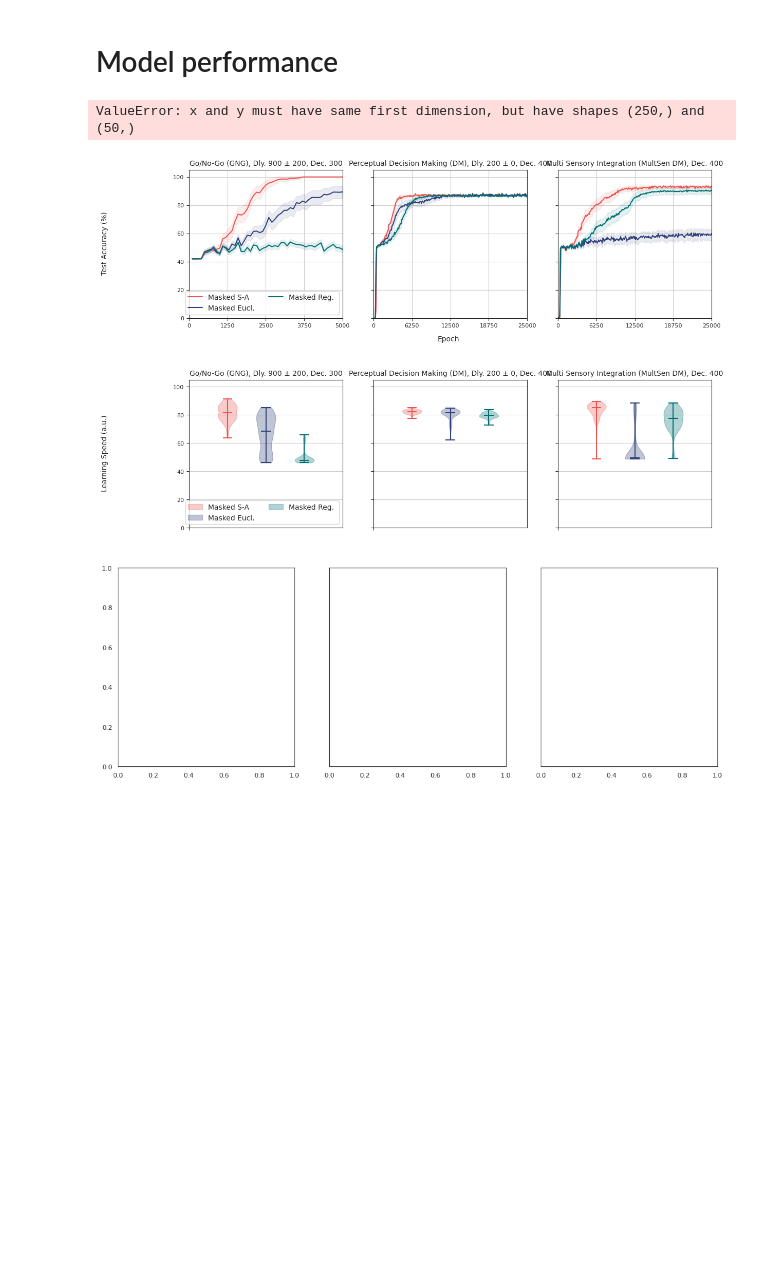
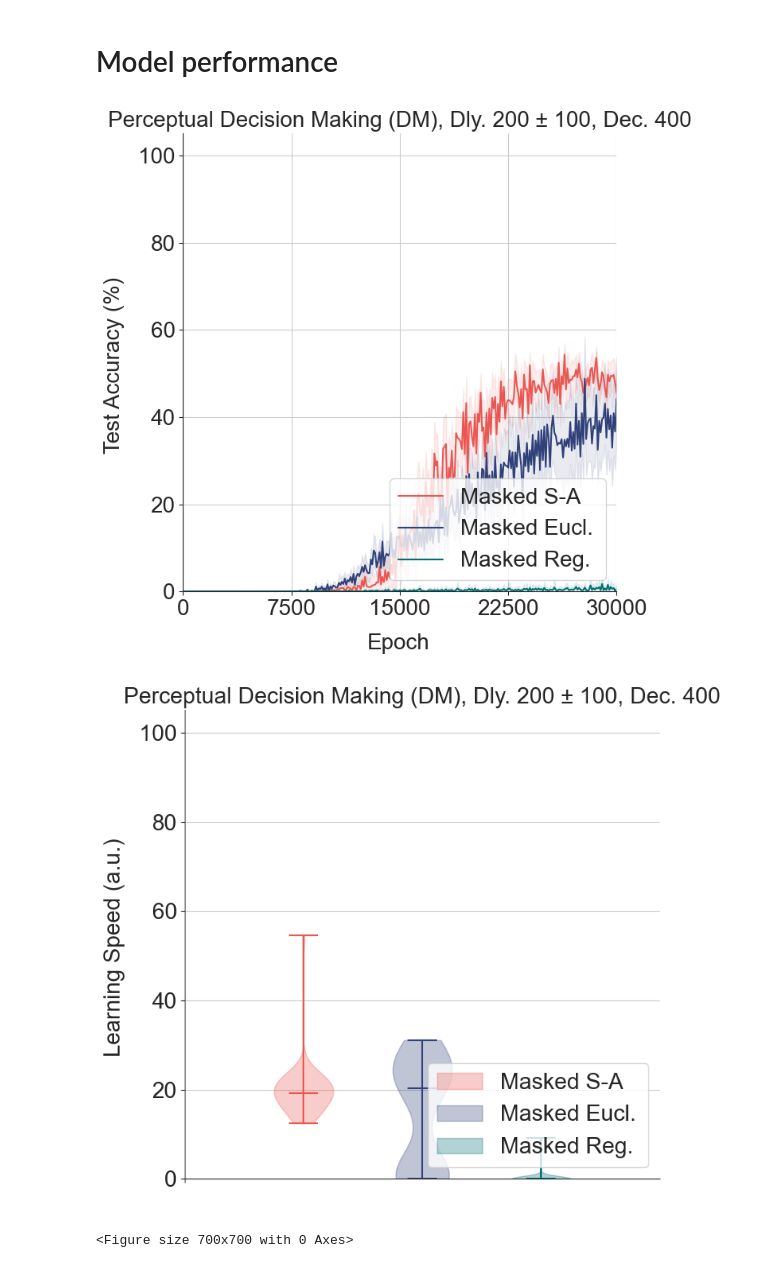
Before and after one commit to LindenParkesLab/neuro_rnn, a Jupyter notebook: scripts/results_rnn_accuracy.ipynb, the cells around one changed output. Drawn from its saved outputs; the diff is of its cells as text; code cells hidden in the pictures; blank space fills up the shorter version.

```diff
--- a/scripts/results_rnn_accuracy.ipynb
+++ b/scripts/results_rnn_accuracy.ipynb
@@ -146,19 +139,17 @@ if not check_only:
     color_palette = utils.get_my_colors(cat_trio=False, as_list=True)
 
     # initialise figures
-    size_scale = 1.25
-    font_size = int(8 * size_scale)
-    n_fig_columns = min((6, n_tasks))
+    size_scale = 2.0
+    font_size = int(10 * size_scale)
+    n_fig_columns = min((3, n_tasks))
     n_fig_rows = math.ceil( n_tasks / n_fig_columns )
     fig_size_w = 3.5*n_fig_columns*size_scale
-    fig_size_h = 3*n_fig_rows*size_scale
+    fig_size_h = 3.5*n_fig_rows*size_scale
     f_plots, ax_plots = plt.subplots(n_fig_rows, n_fig_columns, figsize=(fig_size_w,fig_size_h),
                          squeeze=True, sharex=False, sharey=True)
     f_violin, ax_violin = plt.subplots(n_fig_rows, n_fig_columns, figsize=(fig_size_w,fig_size_h),
                          squeeze=True, sharex=False, sharey=True)
-    comparison_kernels = ['Masked Eucl.', 'Masked Reg. ', 'Masked Unreg. ']
-    f_diff, ax_diff = plt.subplots(1, len(comparison_kernels), figsize=(3.5*size_scale*len(comparison_kernels),3.5*size_scale),
-                                   squeeze=True, sharex=False, sharey=True)
+    f_diff = plt.figure(figsize=(3.5*size_scale,3.5*size_scale))
     plt.rcParams['font.size'] = font_size
     xlims_plots = np.zeros(n_tasks)
     violin_bodies = []
@@ -168,8 +159,6 @@ if not check_only:
 
         # get model details
         this = model_params.iloc[model_idx]
-        n_runs = this.n_runs
-        n_runs = 85
 
         try:
 
@@ -177,12 +166,16 @@ if not check_only:
             test_accuracy_all_runs = loaded_data[model_idx]
 
             # extract accuracy from each run
-            test_accuracy = np.zeros((n_runs,test_accuracy_all_runs[0].shape[0]-1))
-            for run in np.arange(n_runs):
+            test_accuracy = np.zeros((this.n_runs,test_accuracy_all_runs[0].shape[0]-1))
+            for run in np.arange(this.n_runs):
                 test_accuracy[run,:] = test_accuracy_all_runs[run][1:] * 100
 
             n_epochs_actual = test_accuracy.shape[1] * 100
             n_logged_epochs = int(n_epochs_actual / 100)
+            if n_logged_epochs > 500:
+                n_logged_epochs = 125
+                n_epochs_actual = n_logged_epochs*100
+                test_accuracy = test_accuracy[:,:n_logged_epochs]
             x_step = int(n_epochs_actual / (n_logged_epochs))
             x = np.arange(x_step, n_epochs_actual + x_step, x_step)
 
@@ -231,7 +224,6 @@ if not check_only:
 
     # set title and labels for line plots
     xlim_method = 'auto' # 'auto' or x
-    legend_ncol=2
     for task_index in np.arange(n_tasks):
         # f.axes[task_index].set_xlabel('Epochs', fontsize=font_size)
         # if task_index == 0: f.axes[task_index].set_ylabel('Test Accuracy (%)', fontsize=font_size)
@@ -245,7 +237,7 @@ if not check_only:
         f_plots.axes[task_index].set_yticks(np.arange(0,100+1,20))
         f_plots.axes[task_index].tick_params(bottom=True,left=True)
         if task_index == 0:
-            f_plots.axes[task_index].legend(loc='lower right',ncol=legend_ncol)
+            f_plots.axes[task_index].legend(loc='lower right')
         f_plots.axes[task_index].set_title(utils.get_task_label(task_names[task_index]), fontsize=font_size)
         f_plots.axes[task_index].grid()
     f_plots.text(0.51, 0.0, 'Epoch', ha='center', va='center')
@@ -258,61 +250,53 @@ if not check_only:
         f_violin.axes[task_index].set_xticks(x_ticks)
         f_violin.axes[task_index].set_xticks((-1,))
         f_violin.axes[task_index].set_xticklabels([' '])
         f_violin.axes[task_index].set_yticks(np.arange(0,100+1,20))
         f_violin.axes[task_index].tick_params(bottom=True,left=True)
         if task_index == 0:
-            f_violin.axes[task_index].legend(violin_bodies, kernel_labels, loc='lower right',ncol=legend_ncol)
+            f_violin.axes[task_index].legend(violin_bodies, kernel_labels, loc='lower right')
         f_violin.axes[task_index].set_title(utils.get_task_label(task_names[task_index]), fontsize=font_size)
         f_violin.axes[task_index].grid()
-    # f_violin.text(0.0, 0.5, ' ', ha='center', va='center', rotation='vertical')
+    f_violin.text(0.0, 0.5, ' ', ha='center', va='center', rotation='vertical')
     f_violin.text(0.0, 0.5, 'Learning Speed (a.u.)', ha='center', va='center', rotation='vertical')
 
-    # plot sa vs. eucl means
-    y_min = 0
-    y_max = 0
-    for idx in range(len(comparison_kernels)):
-        diff_vals = np.zeros((n_tasks,all_means[0][0].shape[0]))
-        idx_a = kernel_labels.index('Masked S-A')
-        idx_b = kernel_labels.index(comparison_kernels[idx])
-        for task_index in range(n_tasks):
-            y = all_means[task_index][idx_a] - all_means[task_index][idx_b]
-            y_min = min(y_min, min(y))
-            y_max = max(y_max, max(y))
-            f_diff.axes[idx].plot(x, y, linestyle='-', linewidth=1., color=[0,0,0], alpha=0.1)
-            diff_vals[task_index,:] = y
-        f_diff.axes[idx].plot(x, np.mean(diff_vals,axis=0), linestyle='-', linewidth=2.5, color=color_palette[idx_b], alpha=1.)
-        y_lim = 1.1*(max(np.abs(y_min),np.abs(y_max)))
-        f_diff.axes[idx]
-        # f_diff.axes[idx].set_ylim([-y_lim,y_lim])
-        f_diff.axes[idx].set_xlim([0,xmax])
-        f_diff.axes[idx].tick_params(bottom=True,left=True)
-        f_diff.axes[idx].set_xticks(np.arange(0,xmax+10,int(xmax/4)))
-        f_diff.axes[idx].set_title('Masked S-A vs. ' + comparison_kernels[idx], fontsize=font_size)
-        f_diff.axes[idx].grid()
-    f_diff.text(0.51, 0.0, 'Epoch', ha='center', va='center')
-    f_diff.text(0.0, 0.5, 'Accuracy difference (%)', ha='center', va='center', rotation='vertical')
+    # # plot sa vs. eucl means
+    # diff_vals = np.zeros((n_tasks,all_means[0][0].shape[0]))
+    # sa_idx = kernel_labels.index('Masked S-A')
+    # eucl_idx = kernel_labels.index('Masked Eucl.')
+    # y_min = 0
+    # y_max = 0
+    # for task_index in range(n_tasks):
+    #     y = all_means[task_index][sa_idx] - all_means[task_index][eucl_idx]
+    #     y_min = min(y_min, min(y))
+    #     y_max = max(y_max, max(y))
+    #     plt.plot(x, y, figure=f_diff, linestyle='-', linewidth=1., color=[0,0,0], alpha=0.2)
+    #     diff_vals[task_index,:] = y
+    # plt.plot(x, np.mean(diff_vals,axis=0), figure=f_diff, linestyle='-', linewidth=2., color=[0,0,0], alpha=1.)
+    # y_lim = 1.1*(max(np.abs(y_min),np.abs(y_max)))
+    # ax = f_diff.axes[0]
+    # ax.set_ylim([-y_lim,y_lim])
+    # ax.set_xlabel('Epoch')
+    # ax.set_ylabel('Accuracy difference (%)')
 
 
     sns.despine(fig=f_plots, offset=0, trim=False, left=False, right=True, top=True, bottom=False)
     sns.despine(fig=f_violin, offset=0, trim=False, left=False, right=True, top=True, bottom=False)
     sns.despine(fig=f_diff, offset=0, trim=False, left=False, right=True, top=True, bottom=False)
 
     f_plots.tight_layout()
     f_violin.tight_layout()
-    f_diff.tight_layout()
     plt.show()
 
     # save svg
     if save_figs:
         models_file = os.path.splitext(os.path.basename(model_params_file))[0]
         file_str_plots = 'accuracy_{:}_plots.svg'.format(models_file)
         file_str_violin = 'accuracy_{:}_violin.svg'.format(models_file)
         file_str_diff = 'accuracy_{:}_diff.svg'.format(models_file)
         f_plots.savefig(os.path.join(outdir, file_str_plots), dpi=300, bbox_inches='tight', pad_inches=0.01)
         f_violin.savefig(os.path.join(outdir, file_str_violin), dpi=300, bbox_inches='tight', pad_inches=0.01)
         f_diff.savefig(os.path.join(outdir, file_str_diff), dpi=300, bbox_inches='tight', pad_inches=0.01)
 # %% [output]
-ValueError: x and y must have same first dimension, but have shapes (250,) and (50,)
-[figure, old version]
+[figure, new version]
-[figure, old version]
+[figure, new version]
-[figure, removed]
+<Figure size 700x700 with 0 Axes>
```
Also changed, not shown: parts of 2 cells of this notebook, 6 other files.
